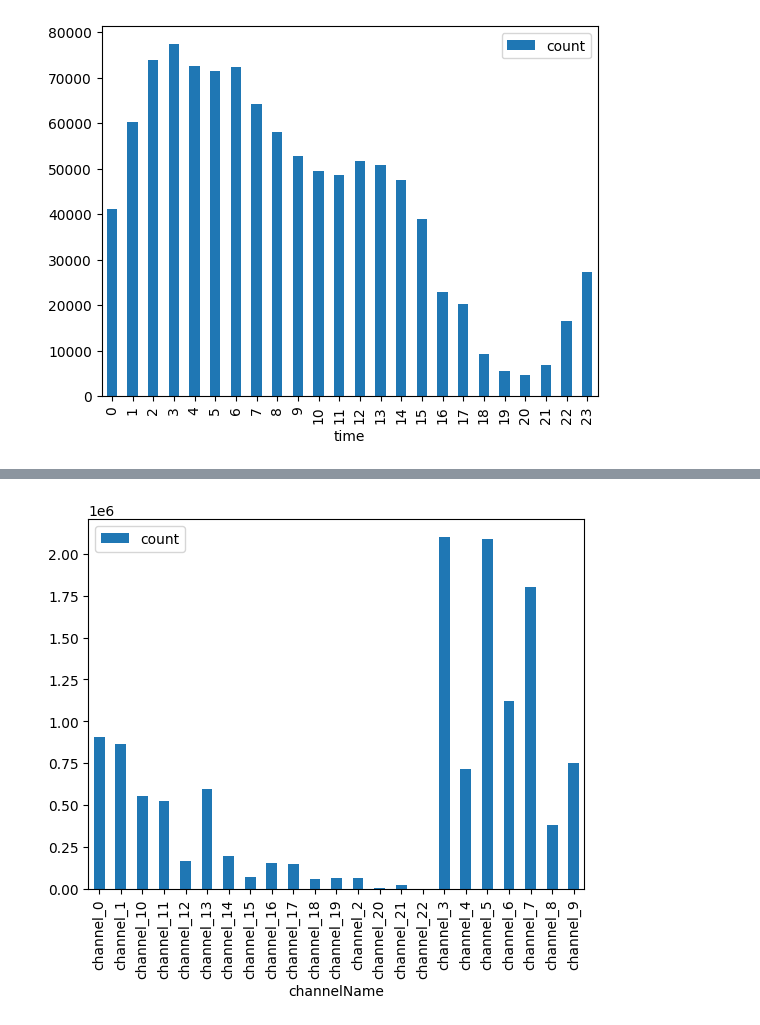
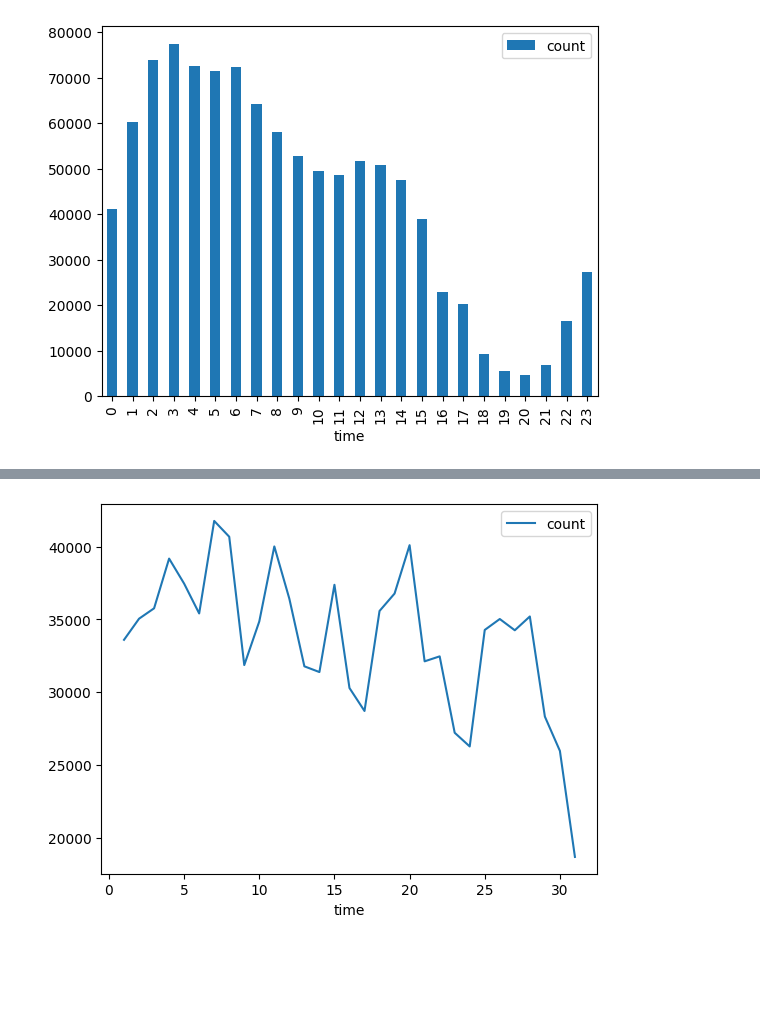
Before and after one commit to adrioui/data-exploration, a Jupyter notebook: Data Exploration.ipynb, the cells around one changed output, grey strips where cells are left out. Cells and saved outputs as stored; diff of their text form; code cells hidden in the pictures; blank space fills up the shorter version.

```diff
--- a/Data Exploration.ipynb
+++ b/Data Exploration.ipynb
@@ -180,4 +184,5 @@ f"Range for the duration of the calls is: {range_of_duration_of_calls} seconds"
 # %% [markdown]
 ### Are there specific trends describing whether calls are solved?
 # %%
-df1 = df.drop(columns="time_interval")
+# Drop the time_interval column
+df.drop(columns="time_interval", inplace=True)
@@ -203,5 +198,8 @@ plt.show()
-# %%
-channel_grp_is_solved.loc[channel_grp_is_solved["is_solved"] == 0].plot(x="channelName", y="count", kind="bar")
-plt.show()
-# %% [output]
-[figure, removed]
+# %%
+# Group by the days of calls received and count how many calls that were solved or not
+day_grp_is_solved = df.groupby([df["time"].dt.day], as_index=False)["is_solved"].value_counts()
+# %%
+day_grp_is_solved.loc[day_grp_is_solved["is_solved"] == 1].plot(x="time", y="count")
+plt.show()
+# %% [output]
+[figure, added]
```
Also changed, not shown: parts of 12 cells of this notebook.
